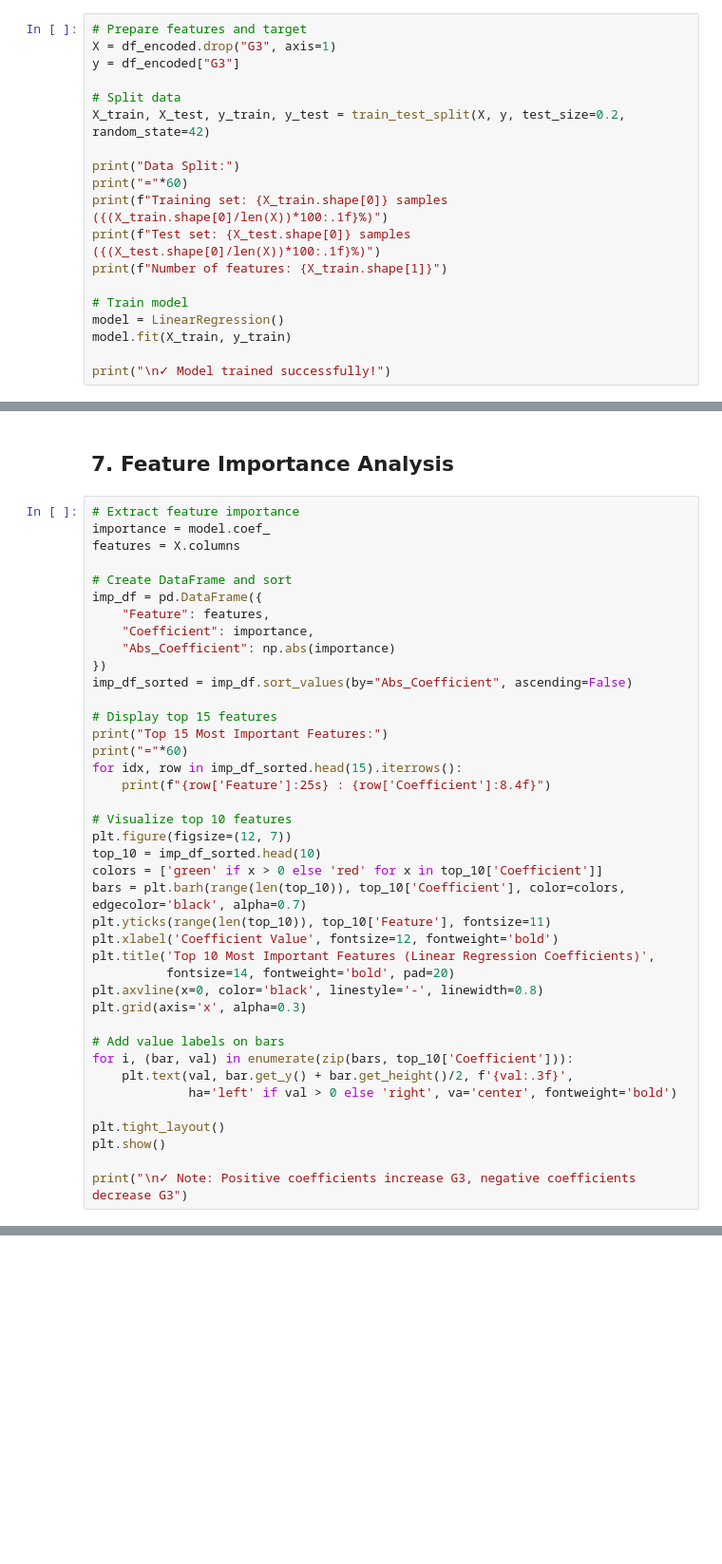
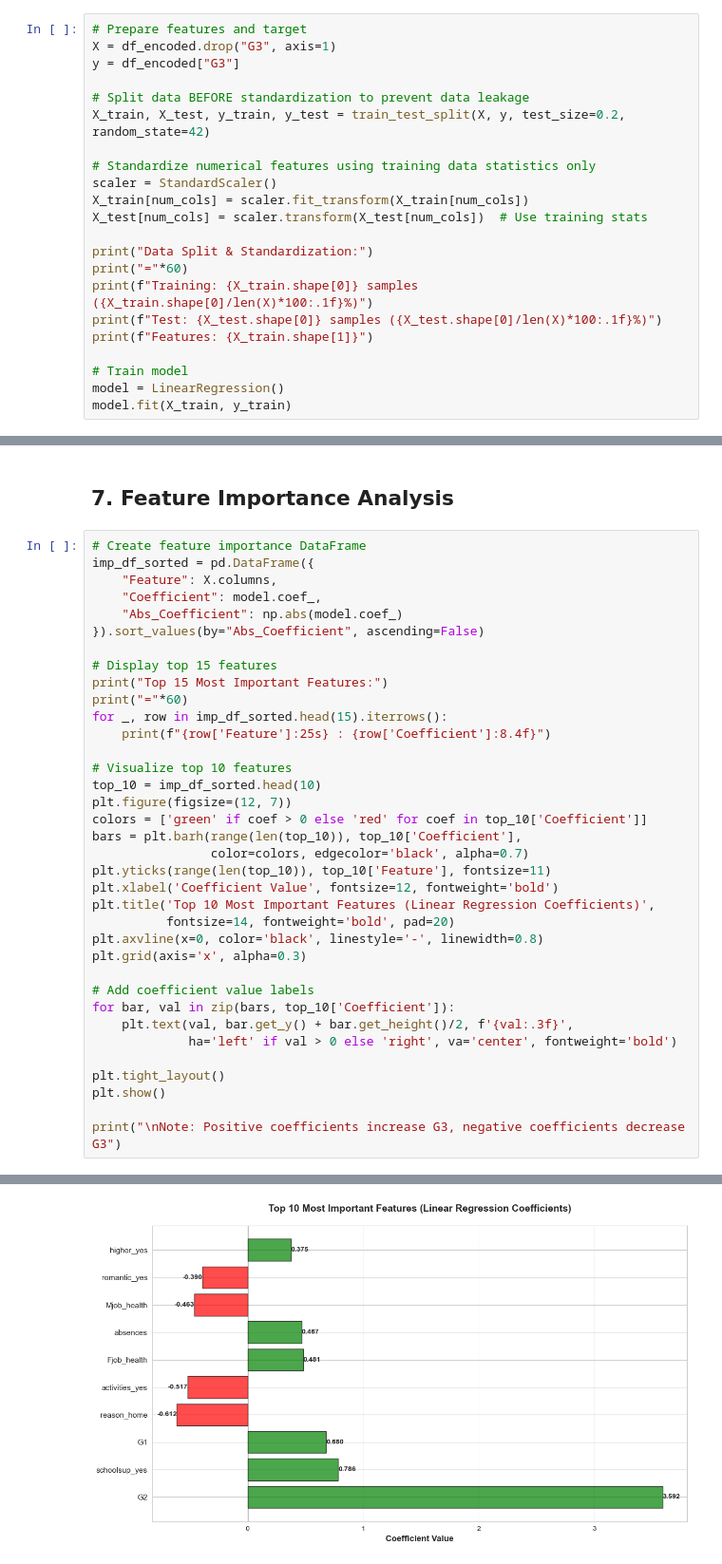
Before and after one commit to ZakariaTikialine/ML-Labs, a Jupyter notebook: Lab1/challenge1/notebook.ipynb, the cells around one changed output, grey strips where cells are left out. Shown at 95% size. Drawn from its saved outputs; the diff is of its cells as text; blank space fills up the shorter version.

```diff
--- a/Lab1/challenge1/notebook.ipynb
+++ b/Lab1/challenge1/notebook.ipynb
@@ -194,17 +240,20 @@ plt.show()
 X = df_encoded.drop("G3", axis=1)
 y = df_encoded["G3"]
 
-# Split data
+# Split data BEFORE standardization to prevent data leakage
 X_train, X_test, y_train, y_test = train_test_split(X, y, test_size=0.2, random_state=42)
 
-print("Data Split:")
+# Standardize numerical features using training data statistics only
+scaler = StandardScaler()
+X_train[num_cols] = scaler.fit_transform(X_train[num_cols])
+X_test[num_cols] = scaler.transform(X_test[num_cols])  # Use training stats
+
+print("Data Split & Standardization:")
 print("="*60)
-print(f"Training set: {X_train.shape[0]} samples ({(X_train.shape[0]/len(X))*100:.1f}%)")
-print(f"Test set: {X_test.shape[0]} samples ({(X_test.shape[0]/len(X))*100:.1f}%)")
-print(f"Number of features: {X_train.shape[1]}")
+print(f"Training: {X_train.shape[0]} samples ({X_train.shape[0]/len(X)*100:.1f}%)")
+print(f"Test: {X_test.shape[0]} samples ({X_test.shape[0]/len(X)*100:.1f}%)")
+print(f"Features: {X_train.shape[1]}")
 
 # Train model
 model = LinearRegression()
 model.fit(X_train, y_train)
-
-print("\n✓ Model trained successfully!")
@@ -273,29 +339,25 @@ print(f"  Std:  {np.std(residuals):.4f}")
 # %% [markdown]
 ## 7. Feature Importance Analysis
 # %%
-# Extract feature importance
-importance = model.coef_
-features = X.columns
-
-# Create DataFrame and sort
-imp_df = pd.DataFrame({
-    "Feature": features,
-    "Coefficient": importance,
-    "Abs_Coefficient": np.abs(importance)
-})
-imp_df_sorted = imp_df.sort_values(by="Abs_Coefficient", ascending=False)
+# Create feature importance DataFrame
+imp_df_sorted = pd.DataFrame({
+    "Feature": X.columns,
+    "Coefficient": model.coef_,
+    "Abs_Coefficient": np.abs(model.coef_)
+}).sort_values(by="Abs_Coefficient", ascending=False)
 
 # Display top 15 features
 print("Top 15 Most Important Features:")
 print("="*60)
-for idx, row in imp_df_sorted.head(15).iterrows():
+for _, row in imp_df_sorted.head(15).iterrows():
     print(f"{row['Feature']:25s} : {row['Coefficient']:8.4f}")
 
 # Visualize top 10 features
+top_10 = imp_df_sorted.head(10)
 plt.figure(figsize=(12, 7))
-top_10 = imp_df_sorted.head(10)
-colors = ['green' if x > 0 else 'red' for x in top_10['Coefficient']]
-bars = plt.barh(range(len(top_10)), top_10['Coefficient'], color=colors, edgecolor='black', alpha=0.7)
+colors = ['green' if coef > 0 else 'red' for coef in top_10['Coefficient']]
+bars = plt.barh(range(len(top_10)), top_10['Coefficient'],
+                color=colors, edgecolor='black', alpha=0.7)
 plt.yticks(range(len(top_10)), top_10['Feature'], fontsize=11)
 plt.xlabel('Coefficient Value', fontsize=12, fontweight='bold')
 plt.title('Top 10 Most Important Features (Linear Regression Coefficients)',
@@ -303,12 +365,13 @@ plt.title('Top 10 Most Important Features (Linear Regression Coefficients)',
 plt.axvline(x=0, color='black', linestyle='-', linewidth=0.8)
 plt.grid(axis='x', alpha=0.3)
 
-# Add value labels on bars
-for i, (bar, val) in enumerate(zip(bars, top_10['Coefficient'])):
+# Add coefficient value labels
+for bar, val in zip(bars, top_10['Coefficient']):
     plt.text(val, bar.get_y() + bar.get_height()/2, f'{val:.3f}',
              ha='left' if val > 0 else 'right', va='center', fontweight='bold')
 
 plt.tight_layout()
 plt.show()
 
-print("\n✓ Note: Positive coefficients increase G3, negative coefficients decrease G3")
+print("\nNote: Positive coefficients increase G3, negative coefficients decrease G3")
+# %% [output]
@@ -314,0 +395 @@ print("\n✓ Note: Positive coefficients increase G3, negative coefficients decr
+[figure, added]
```
Also changed, not shown: parts of 13 cells of this notebook.
